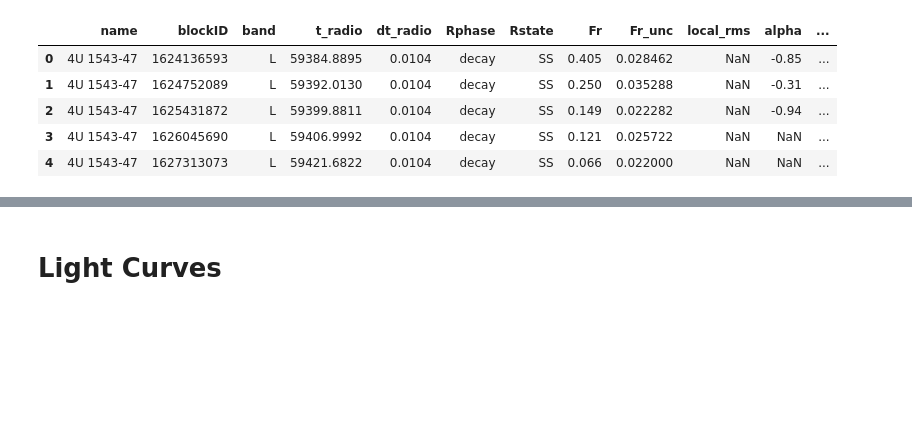
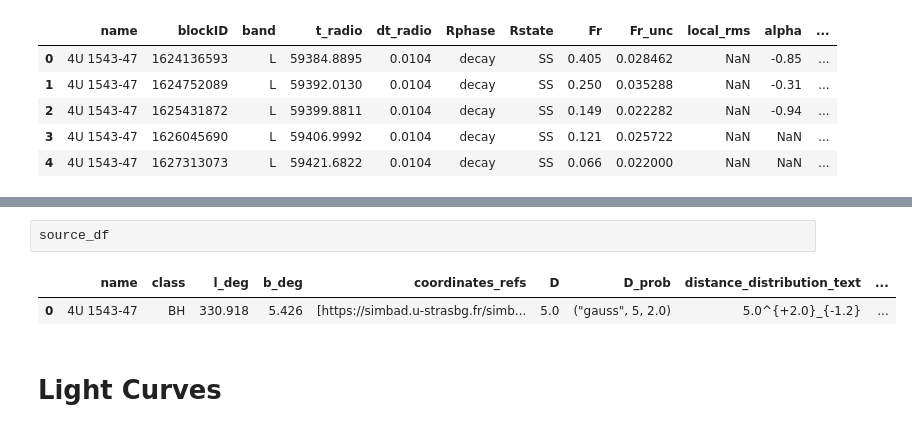
Before and after one commit to JustineCrook/Radio_X-ray_Plane_Paper_2026, a Jupyter notebook: 1_SOURCE_CHECKS/4U 1543-47.ipynb, the cells around one changed output, grey strips where cells are left out. Saved outputs shown, nothing was run; the diff lists cells and outputs as text; blank space fills up the shorter version.

```diff
--- a/1_SOURCE_CHECKS/4U 1543-47.ipynb
+++ b/1_SOURCE_CHECKS/4U 1543-47.ipynb
@@ -41,6 +41,11 @@ xray_df.head(4)
 | 1 | 4U 1543-47 | 14374001 | 59378.2802 | 0.0223 | rise | SS | 2.608000e-07 | 2.608708e-08 | 2.608574e-08 | tbfeo*cflux*diskbb | chi | ... |
 | 2 | 4U 1543-47 | 14374002 | 59379.3422 | 0.0224 | rise | SS | 3.097000e-07 | 3.097859e-08 | 3.097722e-08 | tbfeo*cflux*diskbb | chi | ... |
 | 3 | 4U 1543-47 | 14374004 | 59380.9479 | 0.0088 | rise | SS | 3.260000e-07 | 3.261836e-08 | 3.262266e-08 | tbfeo*cflux*diskbb | chi | ... |
+# %%
+source_df
+# %% [output]
+|  | name | class | l_deg | b_deg | coordinates_refs | D | D_prob | distance_distribution_text | ... |
+| 0 | 4U 1543-47 | BH | 330.918 | 5.426 | [https://simbad.u-strasbg.fr/simb... | 5.0 | ("gauss", 5, 2.0) | 5.0^{+2.0}_{-1.2} | ... |
 # %% [markdown]
 # Light Curves
 # %%
```
Also changed, not shown: parts of 5 cells of this notebook, 1 other file.
